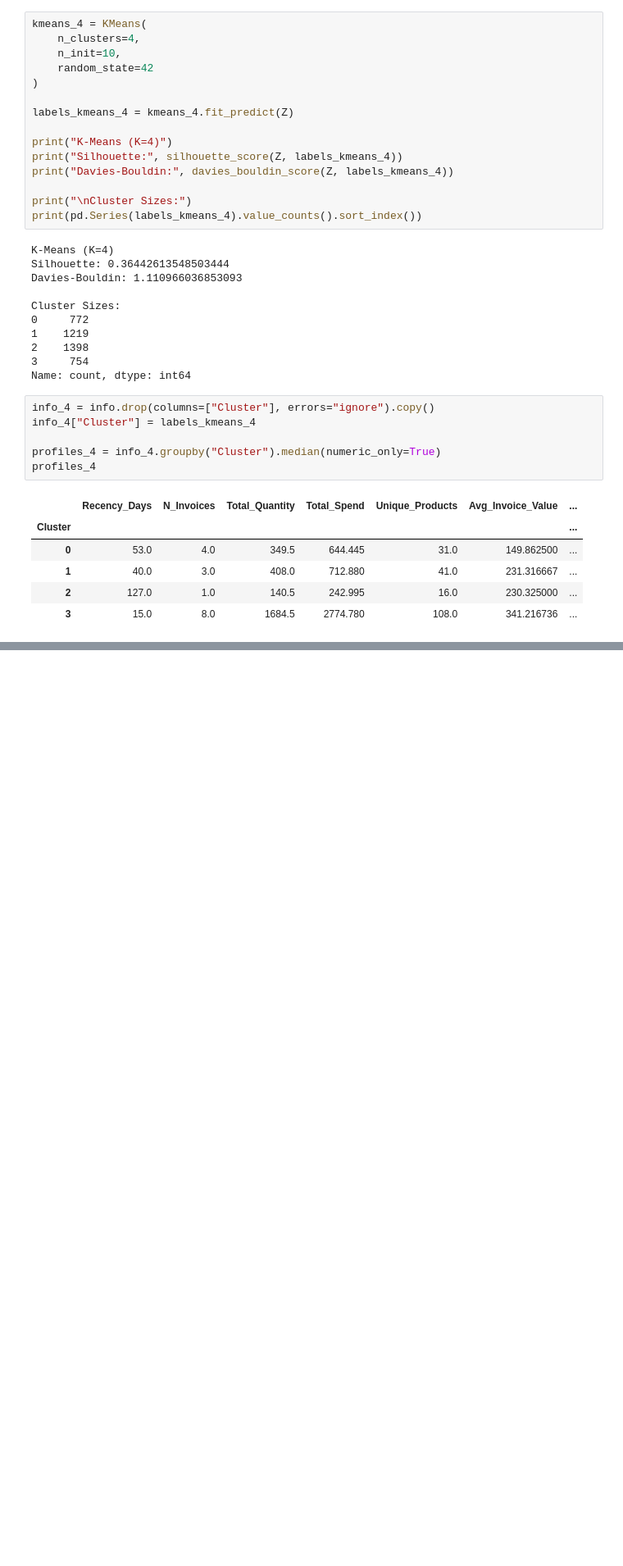
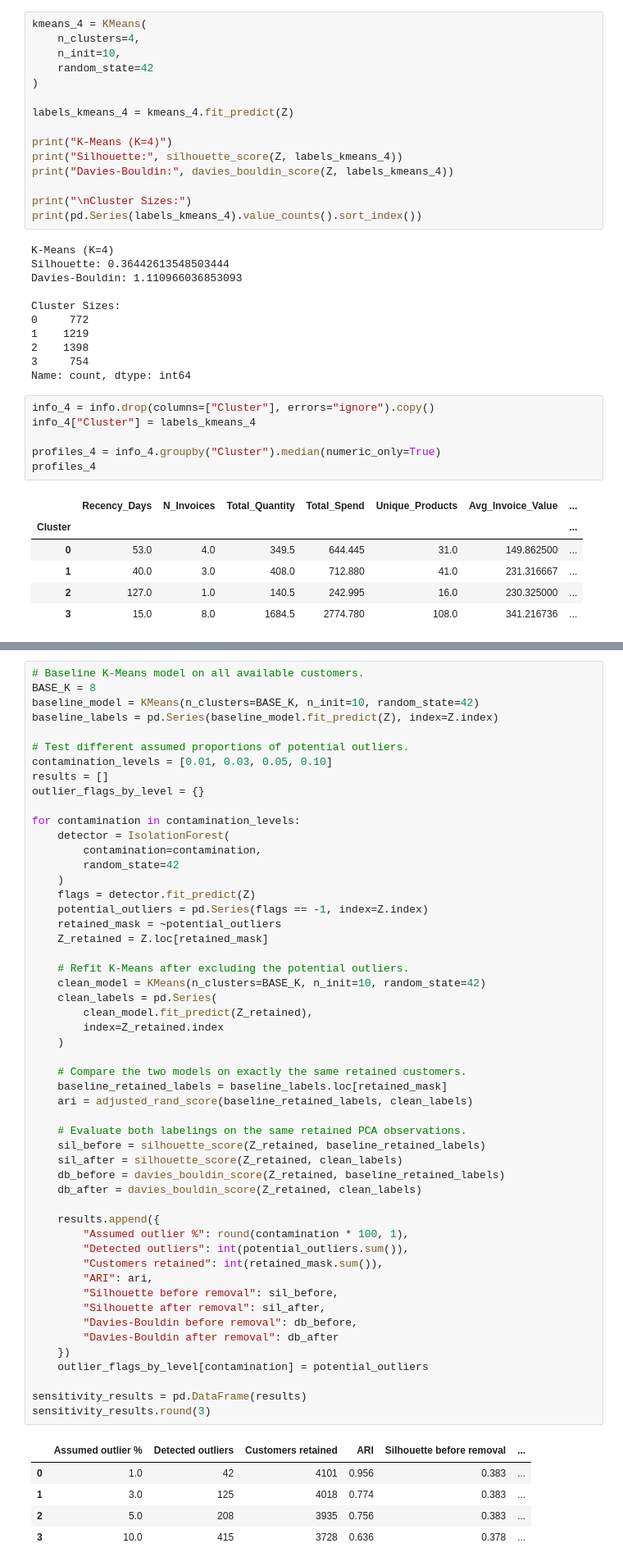
Before and after one commit to JanaAlzobidi/Machine-Learning-Projects, a Jupyter notebook: Unit-5-Unsupervised-Learning/customer-segmentation-clustering/kmeans/K_means-3.ipynb, the cells around one changed output, grey strips where cells are left out. Shown at 82% size. Saved outputs shown, nothing was run; the diff lists cells and outputs as text; blank space fills up the shorter version.

```diff
--- a/Unit-5-Unsupervised-Learning/customer-segmentation-clustering/kmeans/K_means-3.ipynb
+++ b/Unit-5-Unsupervised-Learning/customer-segmentation-clustering/kmeans/K_means-3.ipynb
@@ -387,0 +404,58 @@ The file can then be downloaded from Colab and uploaded to the project's `kmeans
+# %%
+# Baseline K-Means model on all available customers.
+BASE_K = 8
+baseline_model = KMeans(n_clusters=BASE_K, n_init=10, random_state=42)
+baseline_labels = pd.Series(baseline_model.fit_predict(Z), index=Z.index)
+
+# Test different assumed proportions of potential outliers.
+contamination_levels = [0.01, 0.03, 0.05, 0.10]
+results = []
+outlier_flags_by_level = {}
+
+for contamination in contamination_levels:
+    detector = IsolationForest(
+        contamination=contamination,
+        random_state=42
+    )
+    flags = detector.fit_predict(Z)
+    potential_outliers = pd.Series(flags == -1, index=Z.index)
+    retained_mask = ~potential_outliers
+    Z_retained = Z.loc[retained_mask]
+
+    # Refit K-Means after excluding the potential outliers.
+    clean_model = KMeans(n_clusters=BASE_K, n_init=10, random_state=42)
+    clean_labels = pd.Series(
+        clean_model.fit_predict(Z_retained),
+        index=Z_retained.index
+    )
+
+    # Compare the two models on exactly the same retained customers.
+    baseline_retained_labels = baseline_labels.loc[retained_mask]
+    ari = adjusted_rand_score(baseline_retained_labels, clean_labels)
+
+    # Evaluate both labelings on the same retained PCA observations.
+    sil_before = silhouette_score(Z_retained, baseline_retained_labels)
+    sil_after = silhouette_score(Z_retained, clean_labels)
+    db_before = davies_bouldin_score(Z_retained, baseline_retained_labels)
+    db_after = davies_bouldin_score(Z_retained, clean_labels)
+
+    results.append({
+        "Assumed outlier %": round(contamination * 100, 1),
+        "Detected outliers": int(potential_outliers.sum()),
+        "Customers retained": int(retained_mask.sum()),
+        "ARI": ari,
+        "Silhouette before removal": sil_before,
+        "Silhouette after removal": sil_after,
+        "Davies-Bouldin before removal": db_before,
+        "Davies-Bouldin after removal": db_after
+    })
+    outlier_flags_by_level[contamination] = potential_outliers
+
+sensitivity_results = pd.DataFrame(results)
+sensitivity_results.round(3)
+# %% [output]
+|  | Assumed outlier % | Detected outliers | Customers retained | ARI | Silhouette before removal | ... |
+| 0 | 1.0 | 42 | 4101 | 0.956 | 0.383 | ... |
+| 1 | 3.0 | 125 | 4018 | 0.774 | 0.383 | ... |
+| 2 | 5.0 | 208 | 3935 | 0.756 | 0.383 | ... |
+| 3 | 10.0 | 415 | 3728 | 0.636 | 0.378 | ... |
```
Also changed, not shown: parts of 13 cells of this notebook.
